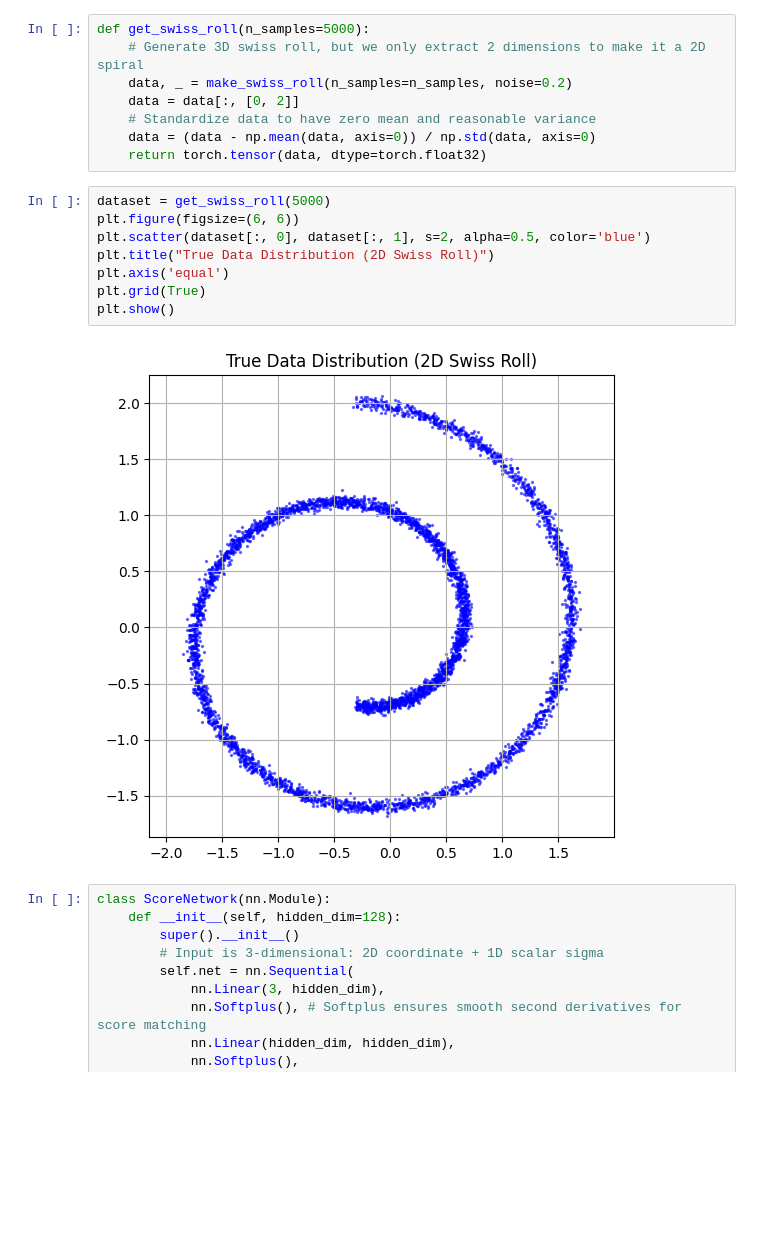
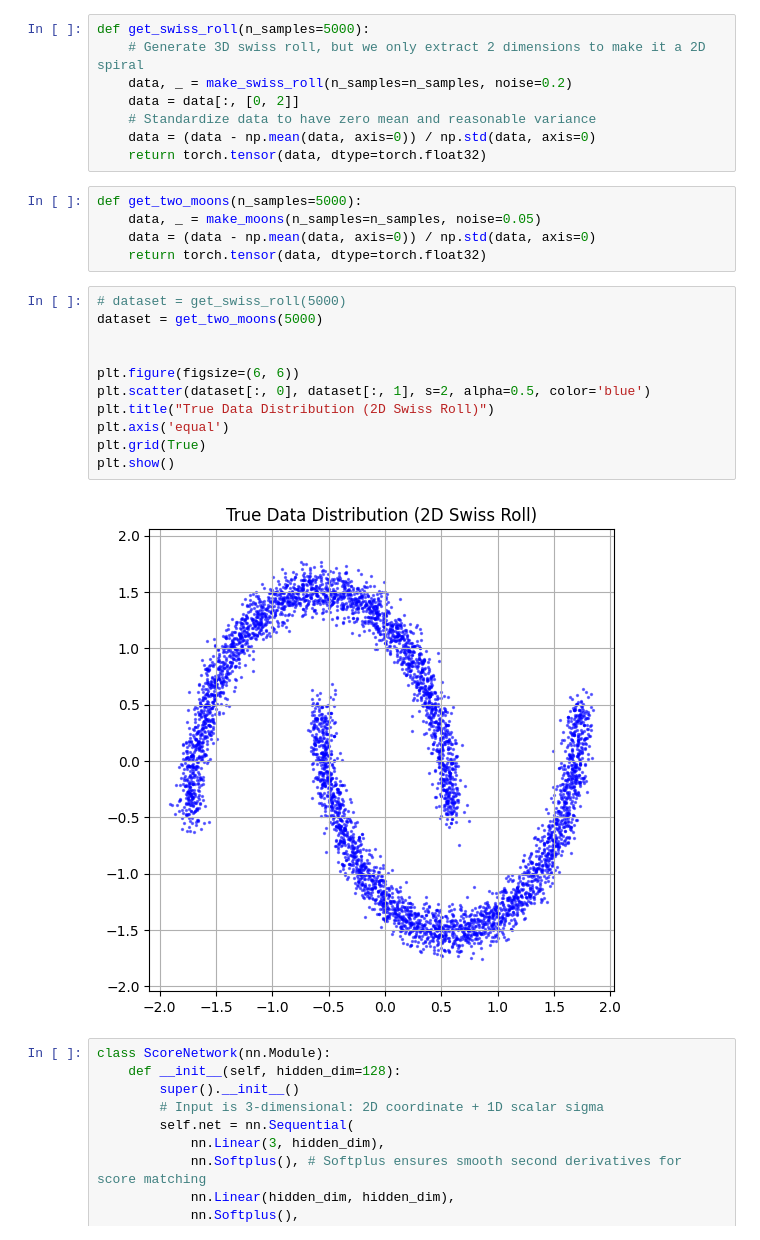
Before and after one commit to sj-rai/annealed-langevin-dsm, a Jupyter notebook: experiment.ipynb, the cells around one changed output. Drawn from its saved outputs; the diff is of its cells as text; blank space fills up the shorter version.

```diff
--- a/experiment.ipynb
+++ b/experiment.ipynb
@@ -17,16 +17,24 @@ def get_swiss_roll(n_samples=5000):
     # Standardize data to have zero mean and reasonable variance
     data = (data - np.mean(data, axis=0)) / np.std(data, axis=0)
     return torch.tensor(data, dtype=torch.float32)
+# %%
+def get_two_moons(n_samples=5000):
+    data, _ = make_moons(n_samples=n_samples, noise=0.05)
+    data = (data - np.mean(data, axis=0)) / np.std(data, axis=0)
+    return torch.tensor(data, dtype=torch.float32)
 # %%
-dataset = get_swiss_roll(5000)
+# dataset = get_swiss_roll(5000)
+dataset = get_two_moons(5000)
+
+
 plt.figure(figsize=(6, 6))
 plt.scatter(dataset[:, 0], dataset[:, 1], s=2, alpha=0.5, color='blue')
 plt.title("True Data Distribution (2D Swiss Roll)")
 plt.axis('equal')
 plt.grid(True)
 plt.show()
 # %% [output]
-[figure, old version]
+[figure, new version]
 # %%
 class ScoreNetwork(nn.Module):
     def __init__(self, hidden_dim=128):
```
Also changed, not shown: parts of 20 cells of this notebook, 2 other files.
